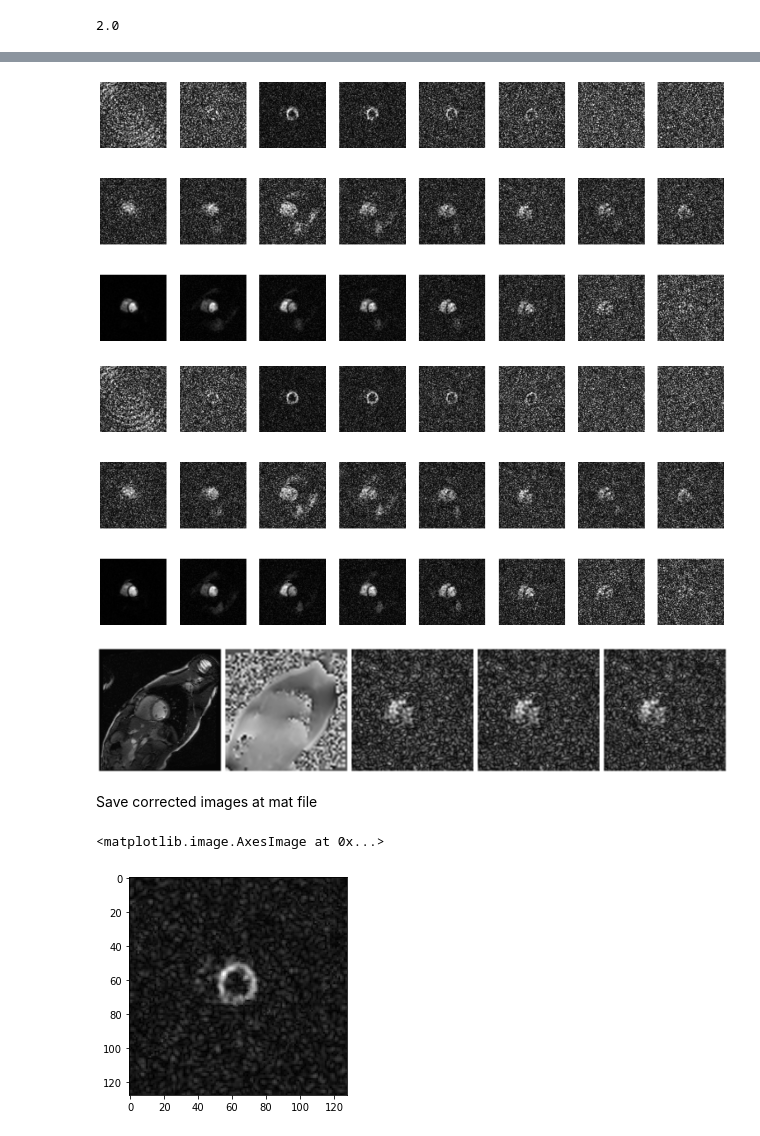
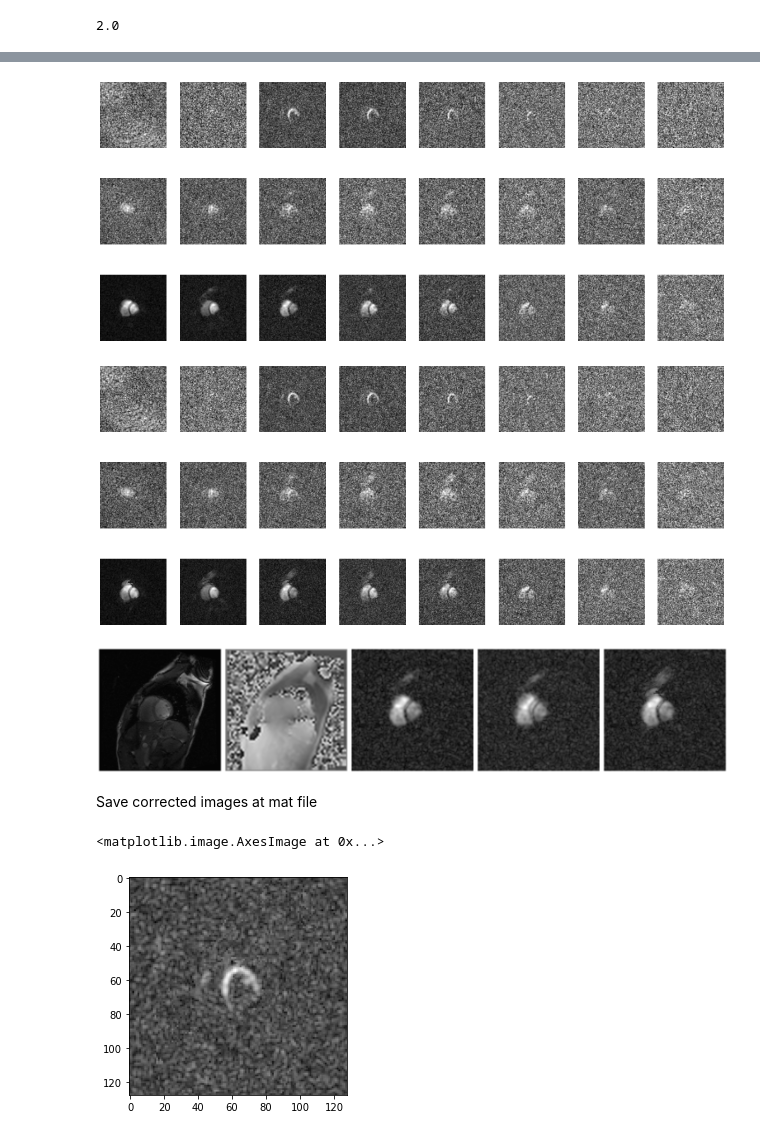
Before and after one commit to galenreed/spiralB0MapCorrection, a Jupyter notebook: 2_applyB0Corrections_single.ipynb, the cells around one changed output, grey strips where cells are left out. Drawn from its saved outputs; the diff is of its cells as text; code cells hidden in the pictures.

Commit message:
made compatable with multi-channel processing

```diff
--- a/2_applyB0Corrections_single.ipynb
+++ b/2_applyB0Corrections_single.ipynb
@@ -159,14 +158,16 @@ plt.imshow(locMask)
 # %% [markdown]
 Load multi-freq matlab files. One set needs to be multi-channel process, so we add the magnitude channels here. |
 # %%
-mfr, mfrc = recon.loadMultiFrequencyFiles(currentPatient, freqAxis, multiCoilProcessing)
+mfr, mfrc = recon.loadMultiFrequencyFiles(currentPatient, freqAxis)
 # %% [output]
 image array shape
 (128, 128, 8, 3, 19)
 # %% [markdown]
 This cell applies the MFI and frequency segmented recon based on the B0 map. One additional uncertainty is the global frequency shift accounting for errors in $\omega_C = \alpha \omega_H$. Therefore, the entire MFI is performed at a small search space in this list called "globalFreqSearch."
 # %%
-mf, mfi, globalFreqSearch = recon.runMFI(globalFreqSearch, freqAxis, b0phase_r, locMask, mfr, mfrc, cjmat, multiCoilProcessing)
+
+mc = currentPatient.multichannel
+mf, mfi, globalFreqSearch = recon.runMFI(globalFreqSearch, freqAxis, b0phase_r, locMask, mfr, mfrc, cjmat, mc)
 # %% [markdown]
 
 Here we pick the best global shift from the data. We use the peak signal from the bicarbonate to accopmplish this. In most cases, the first 2 bicarb images have no actual signal, but may contain a subtstantial artifact from pyruvate. Therefore these are filtered off. We look at several objective functions for choosing this frequency
@@ -373,35 +374,35 @@ ratio = 0.25148932038362193
 # %%
 cdg.plotC13Mat(img_unc)
 # %% [output]
-[figure, old version]
+[figure, new version]
 # %%
 cdg.plotC13Mat(img_mfi)
 # %% [output]
-[figure, old version]
+[figure, new version]
 # %%
-im = 1
-it = 5
+im = 2
+it = 2
 
 b0map = np.squeeze(sitk.GetArrayFromImage(b0phaseOrig_r))
 
 fig, (ax1, ax2, ax3, ax4, ax5) = plt.subplots(1,5,figsize=(20,5))
 
 ax1.imshow(np.squeeze(sitk.GetArrayFromImage(loc_r)), cmap='gray')
 ax1.axis('off')
 ax2.imshow(b0map, cmap='gray')
 ax2.axis('off')
 ax3.imshow(img_unc[:,:,it,im], cmap='gray')
 ax3.axis('off')
 ax4.imshow(img_gs[:,:,it,im], cmap='gray')
 ax4.axis('off')
 ax5.imshow(img_mfi[:,:,it,im], cmap='gray')
 ax5.axis('off')
 fig.tight_layout()
 
 
 fig.savefig('rawFigs/exampleImprovement.png')
 # %% [output]
-[figure, old version]
+[figure, new version]
 # %% [markdown]
 Save corrected images at mat file
 # %%
@@ -413,7 +414,7 @@ Save corrected images at mat file
 plt.imshow(np.abs(img_seg_complex [:,:,2,0]))
 # %% [output]
 <matplotlib.image.AxesImage at 0x...>
-[figure, old version]
+[figure, new version]
 # %%
 fileDict = dict()
 fileDict["img"] = img_seg_complex
```
Also changed, not shown: parts of 11 cells of this notebook, 5 other files.
